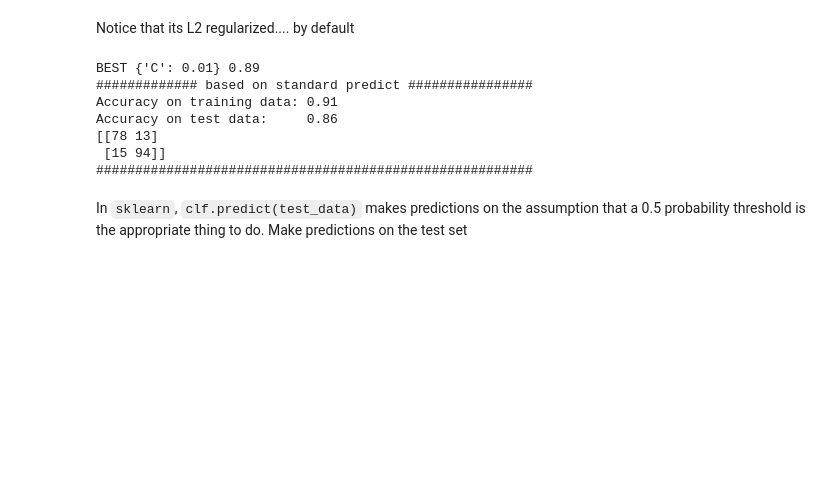
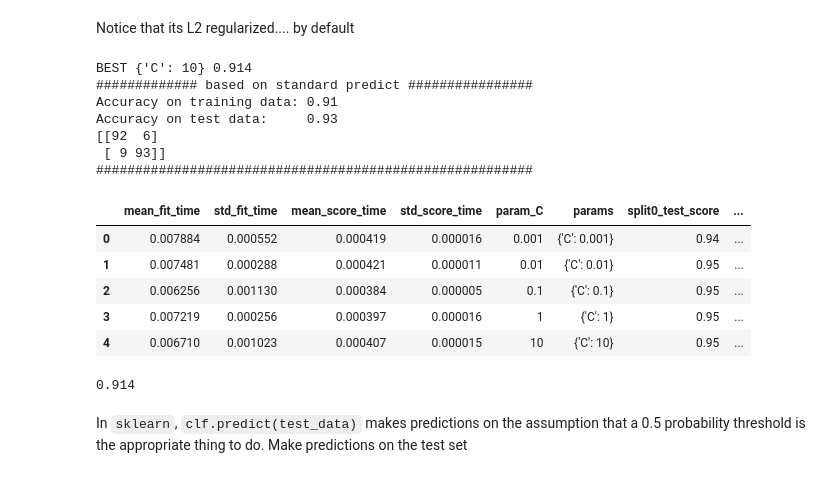
Before and after one commit to abarpan3/Classification, a Jupyter notebook: distribute_clfmetrics.ipynb, the cells around one changed output. Drawn from its saved outputs; the diff is of its cells as text; code cells hidden in the pictures; blank space fills up the shorter version.

```diff
--- a/distribute_clfmetrics.ipynb
+++ b/distribute_clfmetrics.ipynb
@@ -153,27 +153,41 @@ Xtrain, Xtest, ytrain, ytest = X[mask], X[~mask], y[mask], y[~mask]
 # %%
 from sklearn.linear_model import LogisticRegression
 parameters = {"C": [0.001, 0.01, 0.1, 1, 10, 100, 1000, 10000]}
 clflog = LogisticRegression(solver='lbfgs')
 gs = GridSearchCV(clflog, param_grid=parameters, cv=5)
 gs.fit(X, y)
 print("BEST", gs.best_params_, gs.best_score_)
 best = gs.best_estimator_
 best.fit(Xtrain, ytrain)
 training_accuracy = best.score(Xtrain, ytrain)
 test_accuracy = best.score(Xtest, ytest)
 print("############# based on standard predict ################")
 print("Accuracy on training data: %0.2f" % (training_accuracy))
 print("Accuracy on test data:     %0.2f" % (test_accuracy))
 print(confusion_matrix(ytest, best.predict(Xtest)))
 print("########################################################")
+
+results = pd.DataFrame(gs.cv_results_)
+results.head()
 # %% [output]
-BEST {'C': 0.01} 0.89
+BEST {'C': 10} 0.914
 ############# based on standard predict ################
 Accuracy on training data: 0.91
-Accuracy on test data:     0.86
-[[78 13]
- [15 94]]
+Accuracy on test data:     0.93
+[[92  6]
+ [ 9 93]]
 ########################################################
+|  | mean_fit_time | std_fit_time | mean_score_time | std_score_time | param_C | params | split0_test_score | ... |
+| 0 | 0.007884 | 0.000552 | 0.000419 | 0.000016 | 0.001 | {'C': 0.001} | 0.94 | ... |
+| 1 | 0.007481 | 0.000288 | 0.000421 | 0.000011 | 0.01 | {'C': 0.01} | 0.95 | ... |
+| 2 | 0.006256 | 0.001130 | 0.000384 | 0.000005 | 0.1 | {'C': 0.1} | 0.95 | ... |
+| 3 | 0.007219 | 0.000256 | 0.000397 | 0.000016 | 1 | {'C': 1} | 0.95 | ... |
+| 4 | 0.006710 | 0.001023 | 0.000407 | 0.000015 | 10 | {'C': 10} | 0.95 | ... |
+# %%
+
+print(results.loc[gs.best_index_]["mean_test_score"])
+# %% [output]
+0.914
 # %% [markdown]
 In `sklearn`, `clf.predict(test_data)` makes predictions on the assumption that a 0.5 probability threshold is the appropriate thing to do. Make predictions on the test set
 # %%
```
Also changed, not shown: parts of 3 cells of this notebook.
